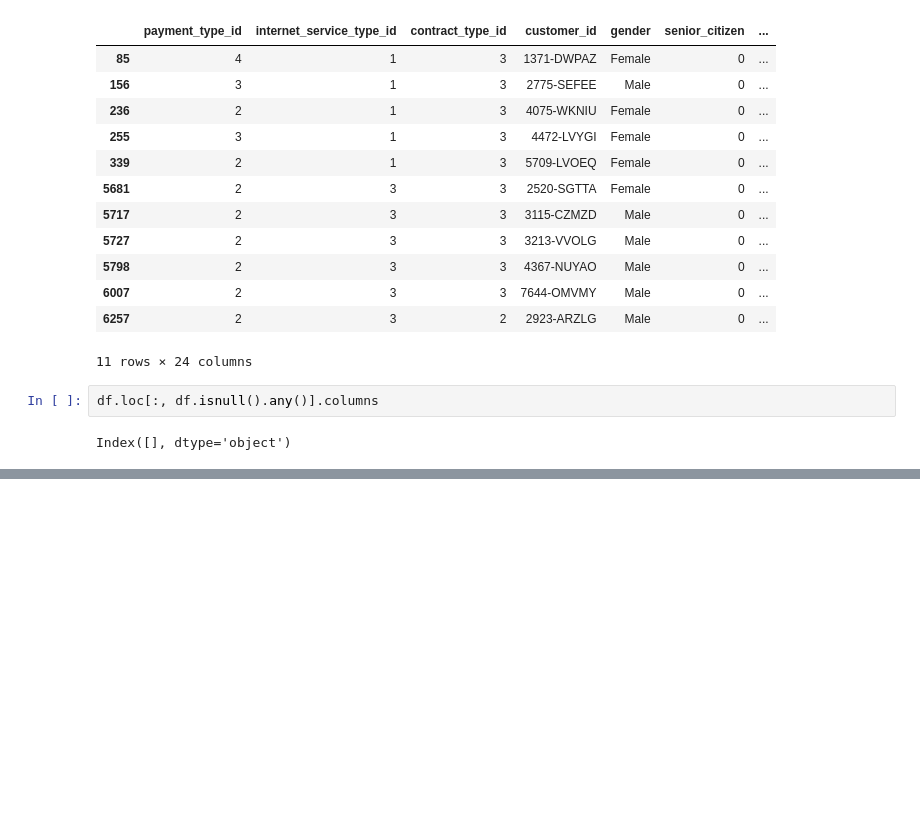
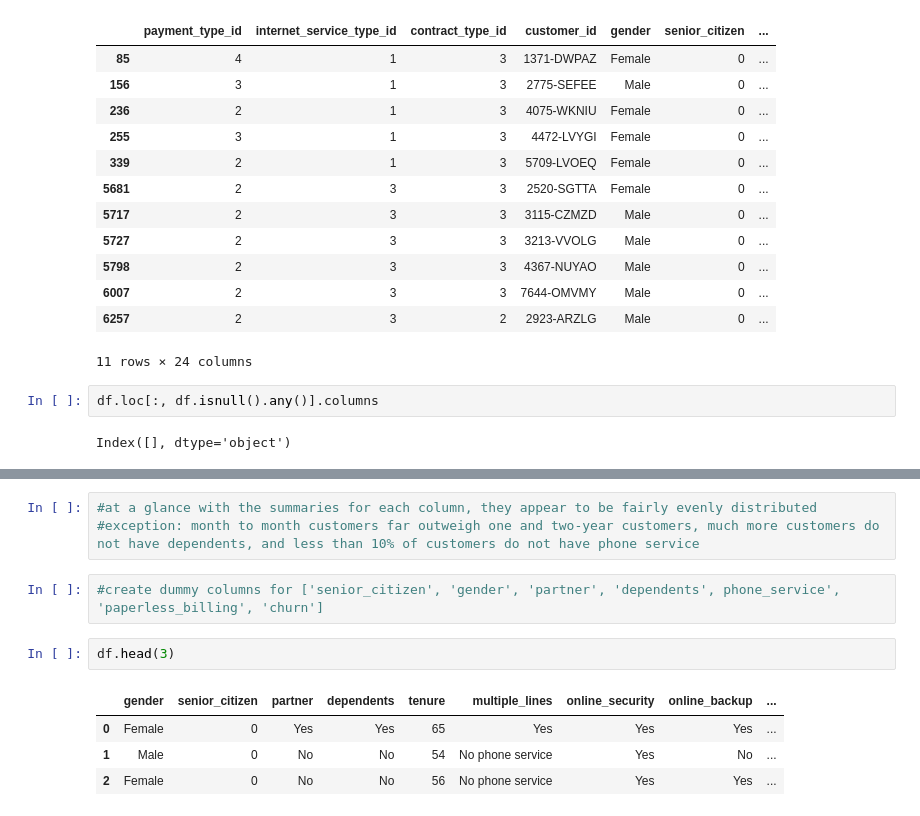
Before and after one commit to Brooke-Holyoak/telco_classification_project, a Jupyter notebook: Telco_scratchpad.ipynb, the cells around one changed output, grey strips where cells are left out. Drawn from its saved outputs; the diff is of its cells as text; blank space fills up the shorter version.

```diff
--- a/Telco_scratchpad.ipynb
+++ b/Telco_scratchpad.ipynb
@@ -100,0 +333,12 @@ Index([], dtype='object')
+# %%
+#at a glance with the summaries for each column, they appear to be fairly evenly distributed
+#exception: month to month customers far outweigh one and two-year customers, much more customers do not have dependents, and less than 10% of customers do not have phone service
+# %%
+#create dummy columns for ['senior_citizen', 'gender', 'partner', 'dependents', phone_service', 'paperless_billing', 'churn']
+# %%
+df.head(3)
+# %% [output]
+|  | gender | senior_citizen | partner | dependents | tenure | multiple_lines | online_security | online_backup | ... |
+| 0 | Female | 0 | Yes | Yes | 65 | Yes | Yes | Yes | ... |
+| 1 | Male | 0 | No | No | 54 | No phone service | Yes | No | ... |
+| 2 | Female | 0 | No | No | 56 | No phone service | Yes | Yes | ... |
```
Also changed, not shown: parts of 31 cells of this notebook.
